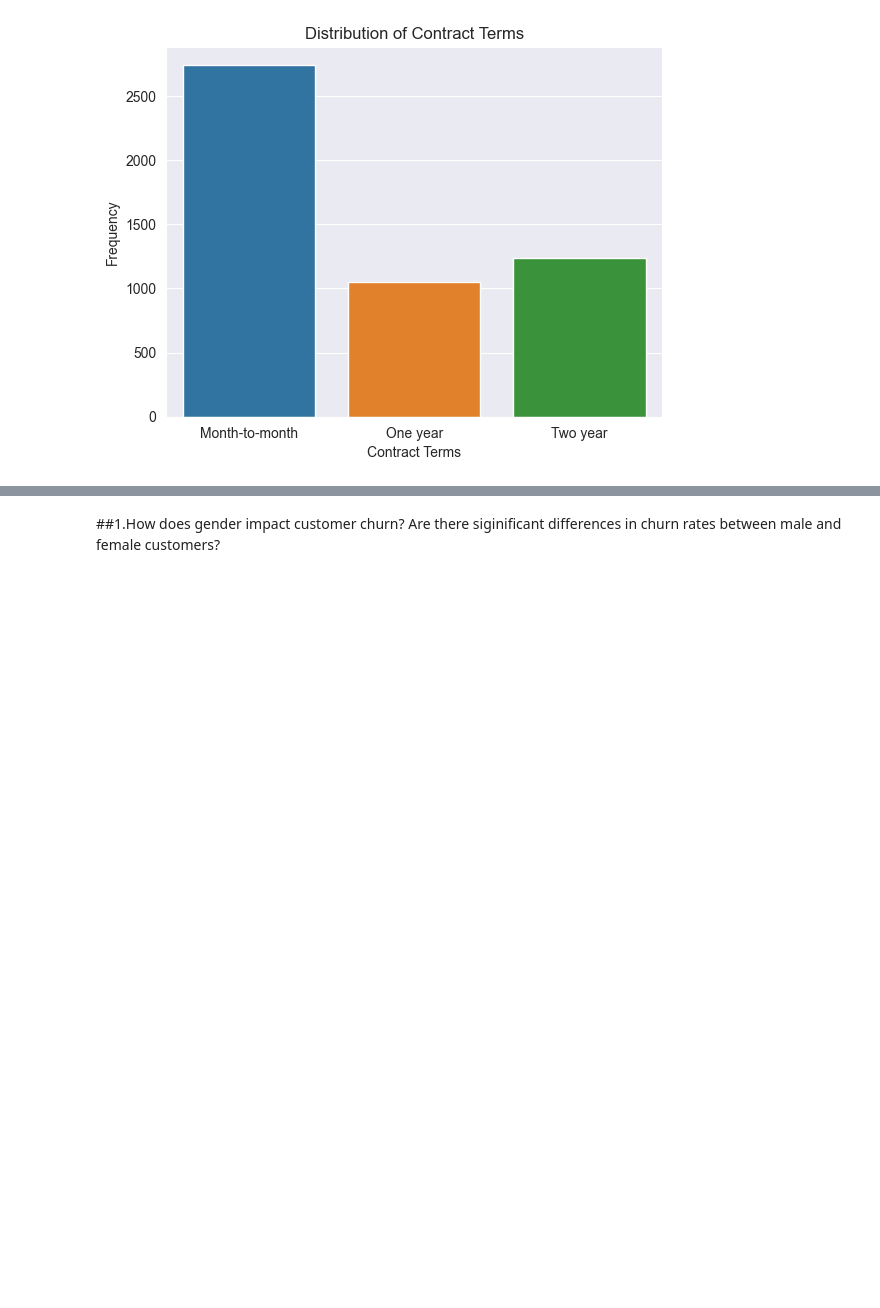
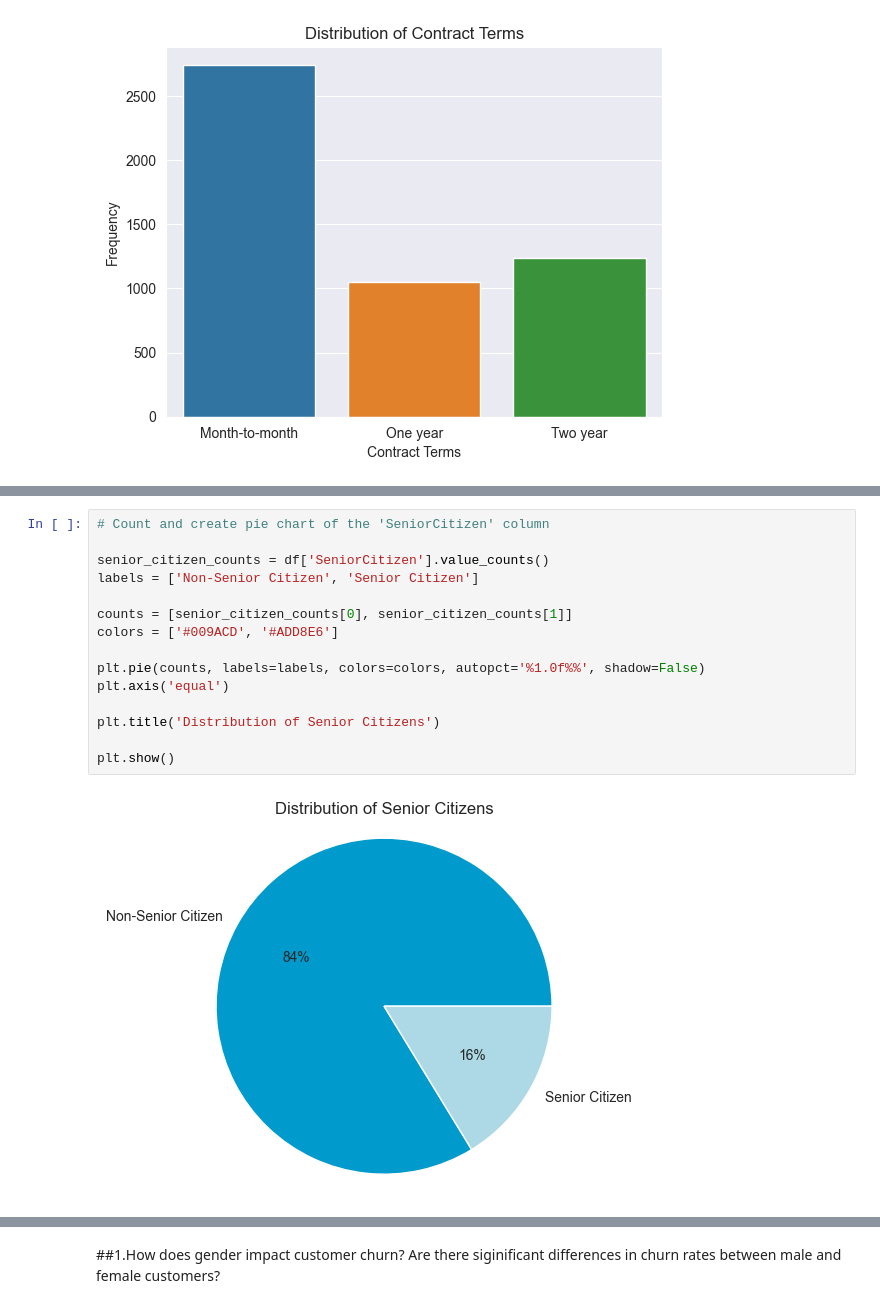
Before and after one commit to mancatha/LP2, a Jupyter notebook: LP2.ipynb, the cells around one changed output, grey strips where cells are left out. Drawn from its saved outputs; the diff is of its cells as text; blank space fills up the shorter version.

```diff
--- a/LP2.ipynb
+++ b/LP2.ipynb
@@ -1169,0 +1260,17 @@ Alternative: There is significant association between chun and gender
+# %%
+# Count and create pie chart of the 'SeniorCitizen' column
+
+senior_citizen_counts = df['SeniorCitizen'].value_counts()
+labels = ['Non-Senior Citizen', 'Senior Citizen']
+
+counts = [senior_citizen_counts[0], senior_citizen_counts[1]]
+colors = ['#009ACD', '#ADD8E6']
+
+plt.pie(counts, labels=labels, colors=colors, autopct='%1.0f%%', shadow=False)
+plt.axis('equal')
+
+plt.title('Distribution of Senior Citizens')
+
+plt.show()
+# %% [output]
+[figure, added]
```
Also changed, not shown: parts of 65 cells of this notebook.
